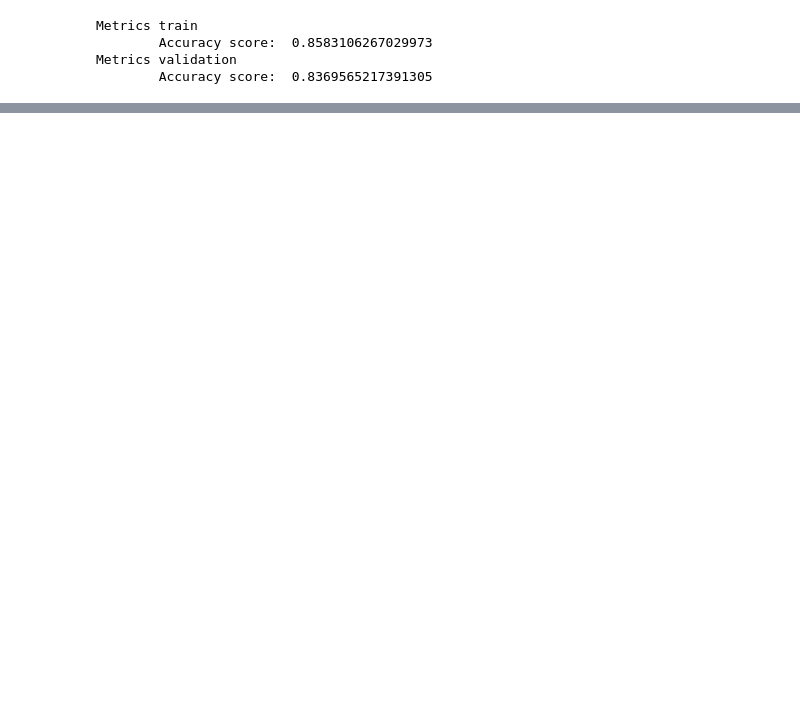
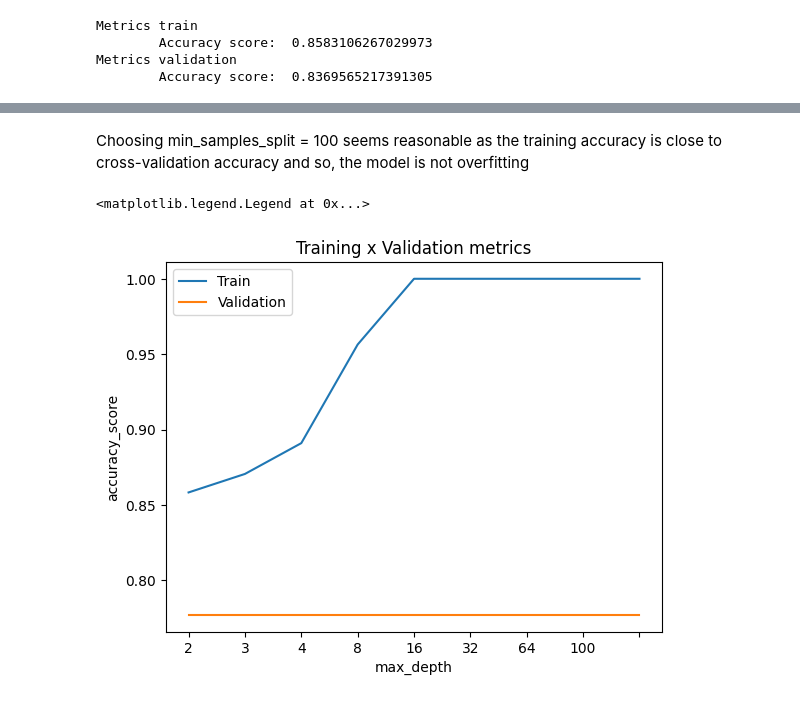
Before and after one commit to TejasShukla2007/Heart-Failure-Prediction, a Jupyter notebook: heart-failure-prediction.ipynb, the cells around one changed output, grey strips where cells are left out. Drawn from its saved outputs; the diff is of its cells as text; code cells hidden in the pictures; blank space fills up the shorter version.

```diff
--- a/heart-failure-prediction.ipynb
+++ b/heart-failure-prediction.ipynb
@@ -177,0 +217,23 @@ Metrics validation
+# %% [markdown]
+Choosing min_samples_split = 100 seems reasonable as the training accuracy is close to cross-validation accuracy and so, the model is not overfitting
+# %%
+accuracy_train_list = []
+accuracy_val_list = []
+for max_depth in max_depth_list:
+    model = RandomForestClassifier(max_depth = max_depth, random_state = 42).fit(X_train, y_train)
+    predictions_train = model.predict(X_train)
+    prediction_val = model.predict(X_val)
+    accuracy_train = accuracy_score(predictions_train, y_train)
+    accuracy_val = accuracy_score(predictions_val, y_val)
+    accuracy_train_list.append(accuracy_train)
+    accuracy_val_list.append(accuracy_val)
+plt.title('Training x Validation metrics')
+plt.xlabel('max_depth')
+plt.ylabel('accuracy_score')
+plt.xticks(ticks = range(len(max_depth_list)), labels = max_depth_list)
+plt.plot(accuracy_train_list)
+plt.plot(accuracy_val_list)
+plt.legend(['Train', 'Validation'])
+# %% [output]
+<matplotlib.legend.Legend at 0x...>
+[figure, added]
```
Also changed, not shown: parts of 25 cells of this notebook.
